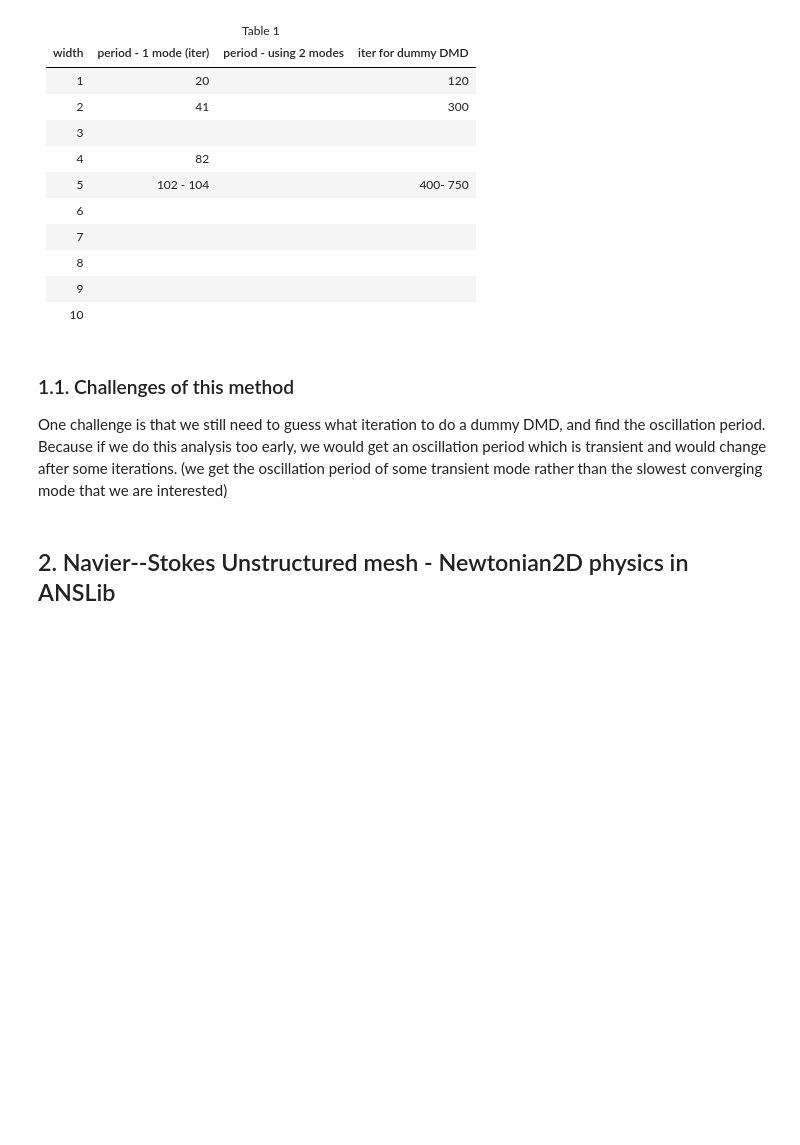
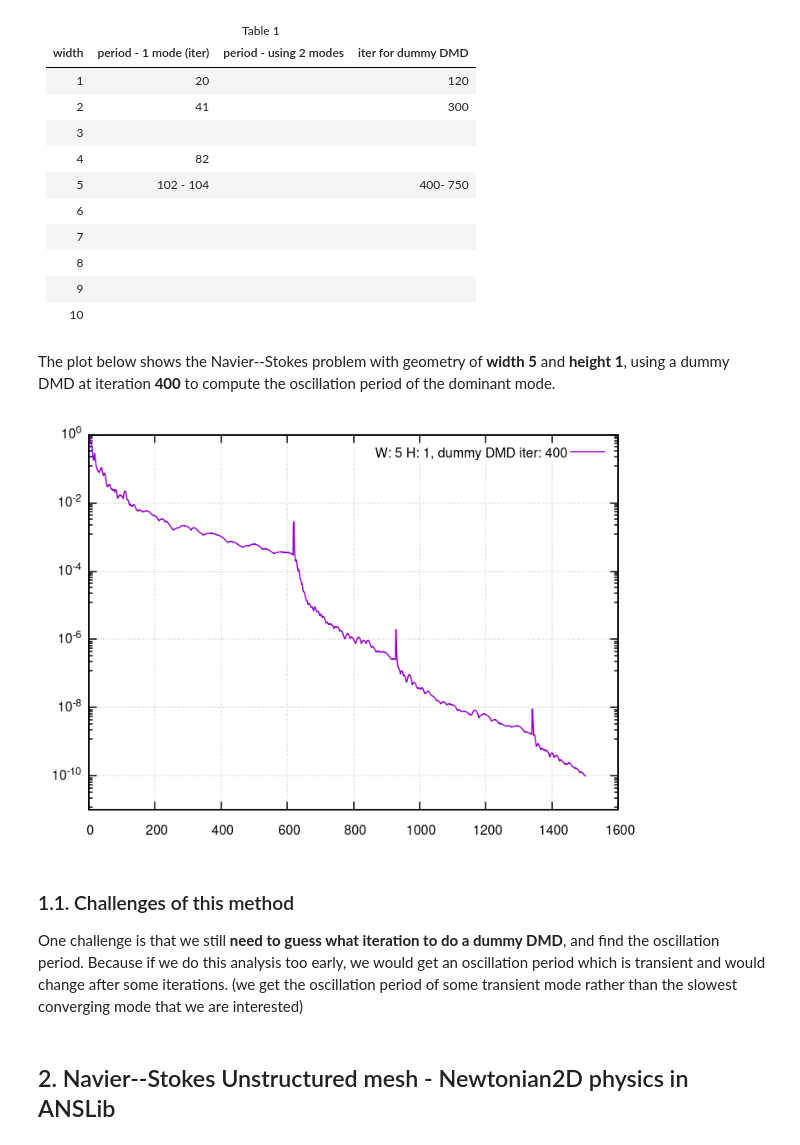
Before and after one commit to Delaunay-I/ANSLab-reports, a Jupyter notebook: 2022/09 - September/2022-09-28/28-Sept.ipynb, the cells around one changed output. Drawn from its saved outputs; the diff is of its cells as text; code cells hidden in the pictures; blank space fills up the shorter version.

```diff
--- a/2022/09 - September/2022-09-28/28-Sept.ipynb
+++ b/2022/09 - September/2022-09-28/28-Sept.ipynb
@@ -106,9 +106,15 @@ THe table below shows the approximated oscillation periods I found using this me
 	</tr>
 	<tbody>
 </table>
+# %% [markdown]
+The plot below shows the Navier--Stokes problem with geometry of <strong>width 5</strong> and <strong>height 1</strong>, using a dummy DMD at iteration <strong>400</strong> to compute the oscillation period of the dominant mode.
+# %%
+Image("NavierStokesW5H1_DDMD400.png", width=600)
+# %% [output]
+[figure, added]
 # %% [markdown]
 ### 1.1. Challenges of this method
-One challenge is that we still need to guess what iteration to do a dummy DMD, and find the oscillation period. Because if we do this analysis too early, we would get an oscillation period which is transient and would change after some iterations. (we get the oscillation period of some transient mode rather than the slowest converging mode that we are interested)
+One challenge is that we still <strong>need to guess what iteration to do a dummy DMD</strong>, and find the oscillation period. Because if we do this analysis too early, we would get an oscillation period which is transient and would change after some iterations. (we get the oscillation period of some transient mode rather than the slowest converging mode that we are interested)
 # %% [markdown]
 ## 2. Navier--Stokes Unstructured mesh - Newtonian2D physics in ANSLib
 # %% [markdown]
```
Also changed, not shown: parts of 1 cell of this notebook, 1 other file.
